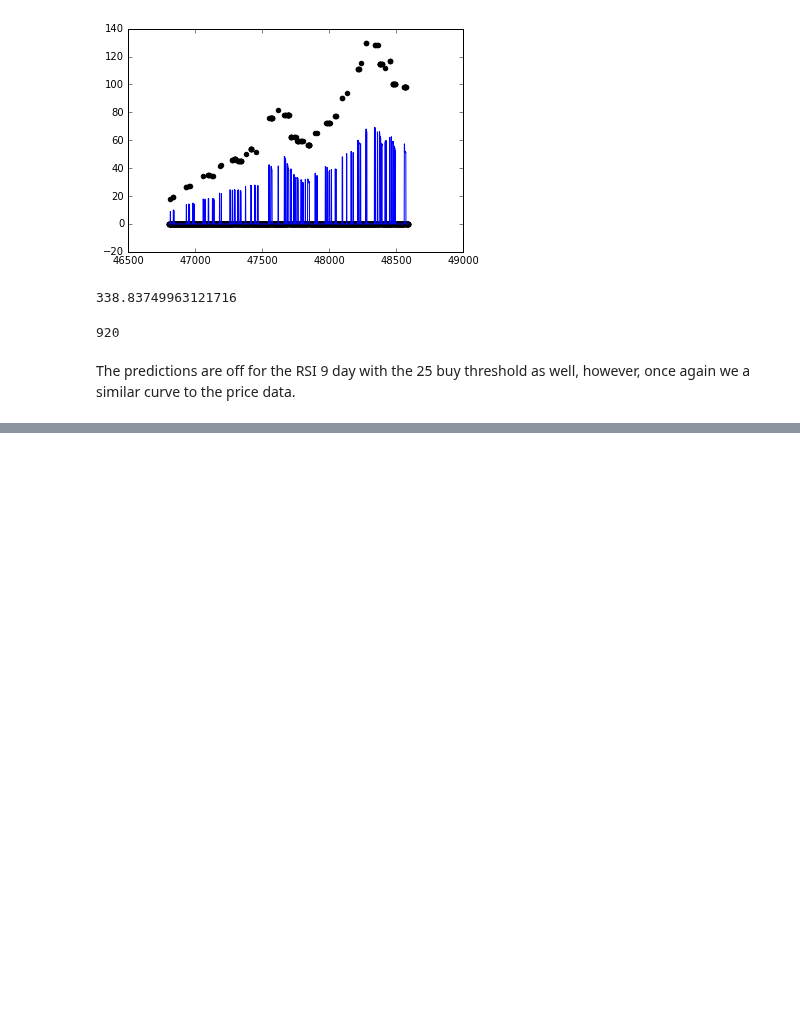
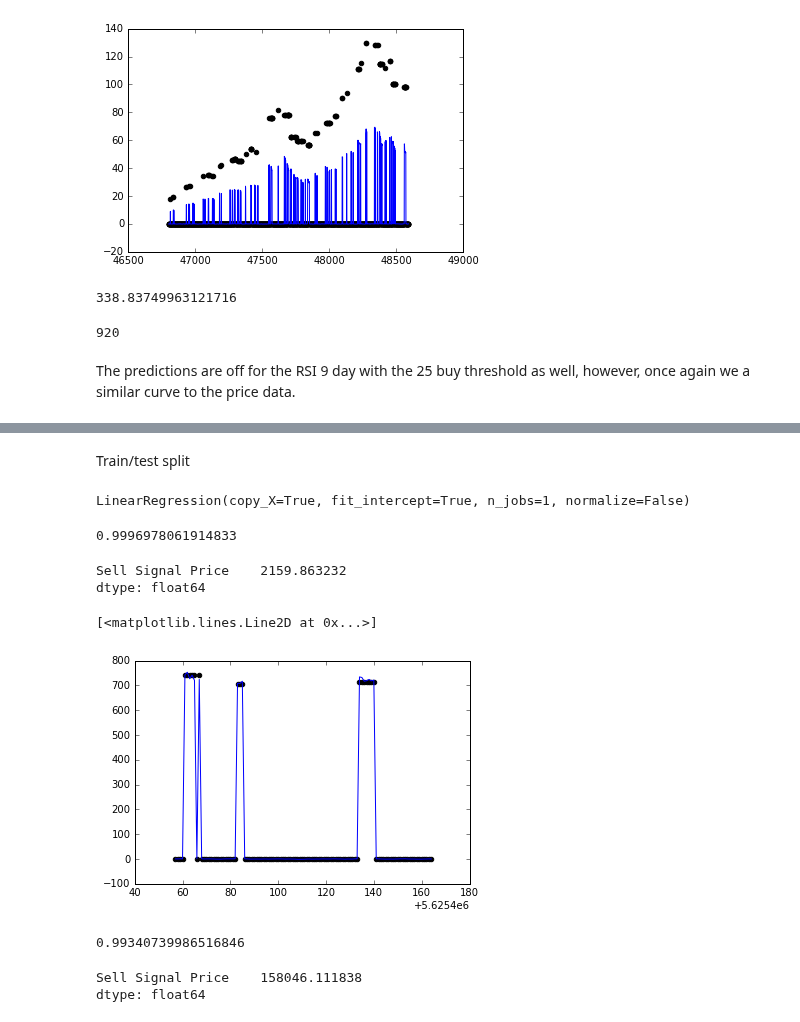
Before and after one commit to theofanislekkas/mlnd, a Jupyter notebook: rsi/RSI Reboot-Copy1.ipynb, the cells around one changed output, grey strips where cells are left out. Saved outputs shown, nothing was run; the diff lists cells and outputs as text; code cells hidden in the pictures; blank space fills up the shorter version.

Commit message:
Start using other stock data to test models.

```diff
--- a/rsi/RSI Reboot-Copy1.ipynb
+++ b/rsi/RSI Reboot-Copy1.ipynb
@@ -899,0 +941,2 @@ The predictions are off for the RSI 9 day with the 25 buy threshold as well, how
+# %%
+goog_q = goog[['Adj-C', 'RSI', 'Sell Price', 'Buy Price', 'Sell Signal Price']]
@@ -899,0 +954,33 @@ The predictions are off for the RSI 9 day with the 25 buy threshold as well, how
+# %% [markdown]
+Train/test split
+# %%
+goog_q = goog_q.fillna(0)
+g_features = goog_q[['RSI', 'Buy Price']]
+g_prices = goog_q[['Sell Signal Price']]
+
+g_ftrain = g_features[:428]
+g_ptrain = g_prices[:428]
+g_ftest = g_features[428:]
+g_ptest = g_prices[428:]
+# %%
+g_9_model = LinearRegression()
+g_9_model.fit(g_ftrain, g_ptrain)
+# %% [output]
+LinearRegression(copy_X=True, fit_intercept=True, n_jobs=1, normalize=False)
+# %%
+goog_rsi9_pred = g_9_model.predict(g_ftest)
+# %%
+g_9_model.score(g_ftest, g_ptest)
+# %% [output]
+0.9996978061914833
+# %%
+np.sum((goog_rsi9_pred - g_ptest) ** 2)
+# %% [output]
+Sell Signal Price    2159.863232
+dtype: float64
+# %%
+plt.scatter(g_ftest.index, g_ptest, color='black')
+plt.plot(g_ftest.index, goog_rsi9_pred, color='blue', linewidth=1)
+# %% [output]
+[<matplotlib.lines.Line2D at 0x...>]
+[figure, added]
@@ -899,0 +989,9 @@ The predictions are off for the RSI 9 day with the 25 buy threshold as well, how
+# %%
+rsi_9_model.score(g_features, g_prices)
+# %% [output]
+0.99340739986516846
+# %%
+np.sum((original9_goog - g_prices) ** 2)
+# %% [output]
+Sell Signal Price    158046.111838
+dtype: float64
```
Also changed, not shown: parts of 13 cells of this notebook.
